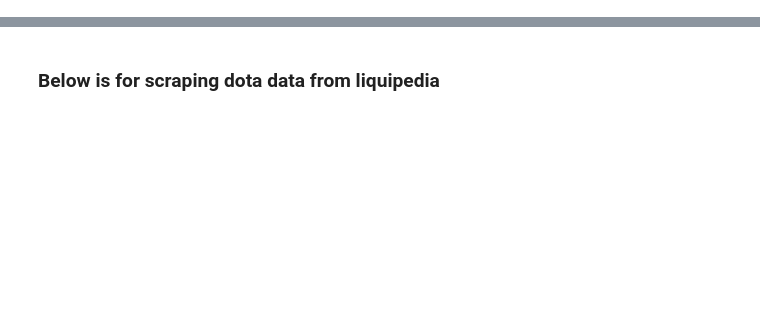
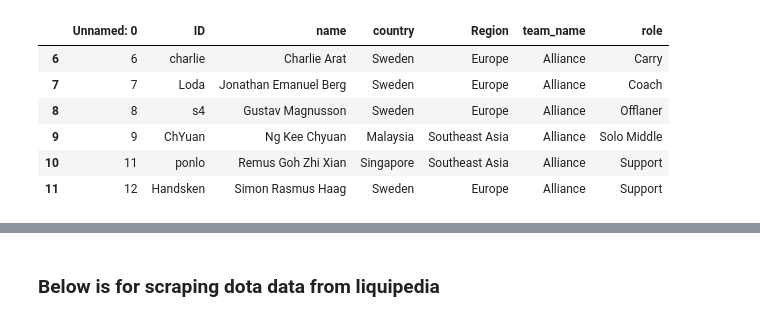
Before and after one commit to cake-dev/DatabaseProjects, a Jupyter notebook: dotadata_notebook.ipynb, the cells around one changed output, grey strips where cells are left out. Cells and saved outputs as stored; diff of their text form; code cells hidden in the pictures; blank space fills up the shorter version.

```diff
--- a/dotadata_notebook.ipynb
+++ b/dotadata_notebook.ipynb
@@ -239,2 +177,17 @@ sp.get_info()
+# %%
+# create a dataframe of dataframes for each team_name in dota_players
+team_dataframes = {}
+for team_name in dota_players['team_name'].unique():
+    team_dataframes[team_name] = dota_players[dota_players['team_name'] == team_name]
+# %%
+team_dataframes["Alliance"]
+# %% [output]
+|  | Unnamed: 0 | ID | name | country | Region | team_name | role |
+| 6 | 6 | charlie | Charlie Arat | Sweden | Europe | Alliance | Carry |
+| 7 | 7 | Loda | Jonathan Emanuel Berg | Sweden | Europe | Alliance | Coach |
+| 8 | 8 | s4 | Gustav Magnusson | Sweden | Europe | Alliance | Offlaner |
+| 9 | 9 | ChYuan | Ng Kee Chyuan | Malaysia | Southeast Asia | Alliance | Solo Middle |
+| 10 | 11 | ponlo | Remus Goh Zhi Xian | Singapore | Southeast Asia | Alliance | Support |
+| 11 | 12 | Handsken | Simon Rasmus Haag | Sweden | Europe | Alliance | Support |
 # %%
 value_ranges
```
Also changed, not shown: parts of 18 cells of this notebook, 2 other files.
